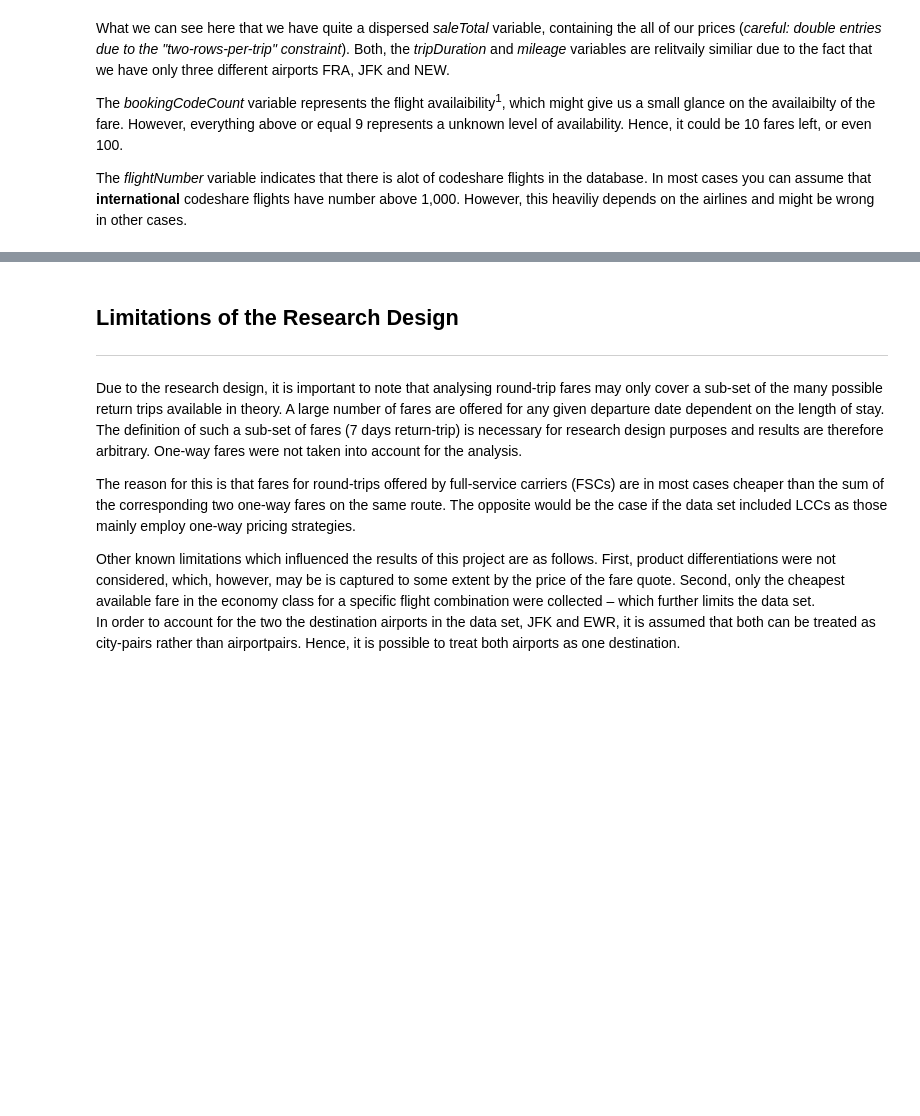
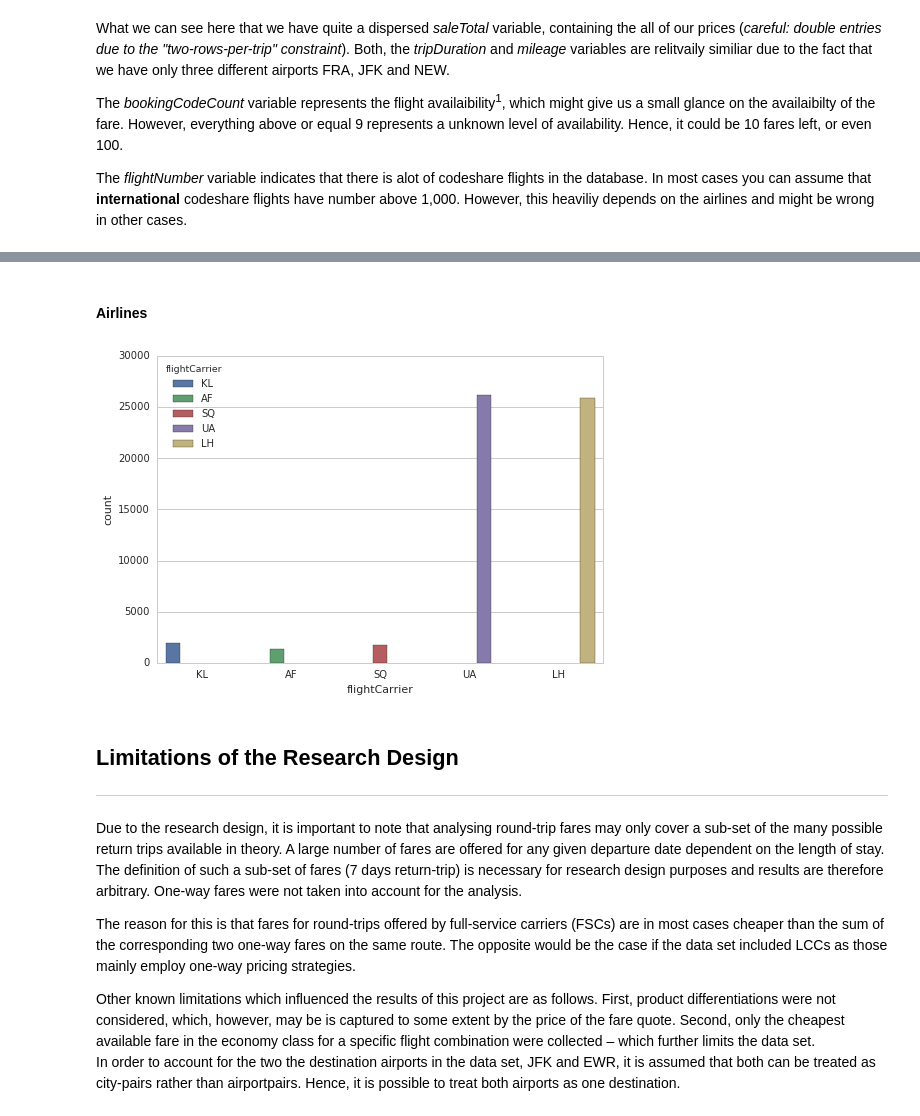
Before and after one commit to JulianMBr/Analysis-airfare-route.FRA-NYC, a Jupyter notebook: # Analysis of airfare data between Frankfurt-New York.ipynb, the cells around one changed output, grey strips where cells are left out. Drawn from its saved outputs; the diff is of its cells as text; code cells hidden in the pictures; blank space fills up the shorter version.

```diff
--- a/# Analysis of airfare data between Frankfurt-New York.ipynb
+++ b/# Analysis of airfare data between Frankfurt-New York.ipynb
@@ -143,3 +215,21 @@ The _flightNumber_ variable indicates that there is alot of codeshare flights in
+# %% [markdown]
+#### Airlines
+# %%
+# libraries and settings
+%matplotlib inline
+import matplotlib as mpl
+import matplotlib.pyplot as plt
+import seaborn as sns
+sns.set(style="whitegrid", color_codes=True)
+
+## graph
+flights = airfare.query('marriedSegmentGroup == 0').reset_index(drop=True)
+sns.countplot(x="flightCarrier", hue="flightCarrier", data=flights)
+sns.mpl.rc("figure", figsize=(18,2))
+sns.plt.title('Offered flights from Frankfurt to New York per day (2015)')
+sns.countplot(x="flightCarrier", hue="flightCarrier", data=flights)
+# %% [output]
+[figure, added]
 # %% [markdown]
 ## Limitations of the Research Design
 ------
```
Also changed, not shown: parts of 8 cells of this notebook.
